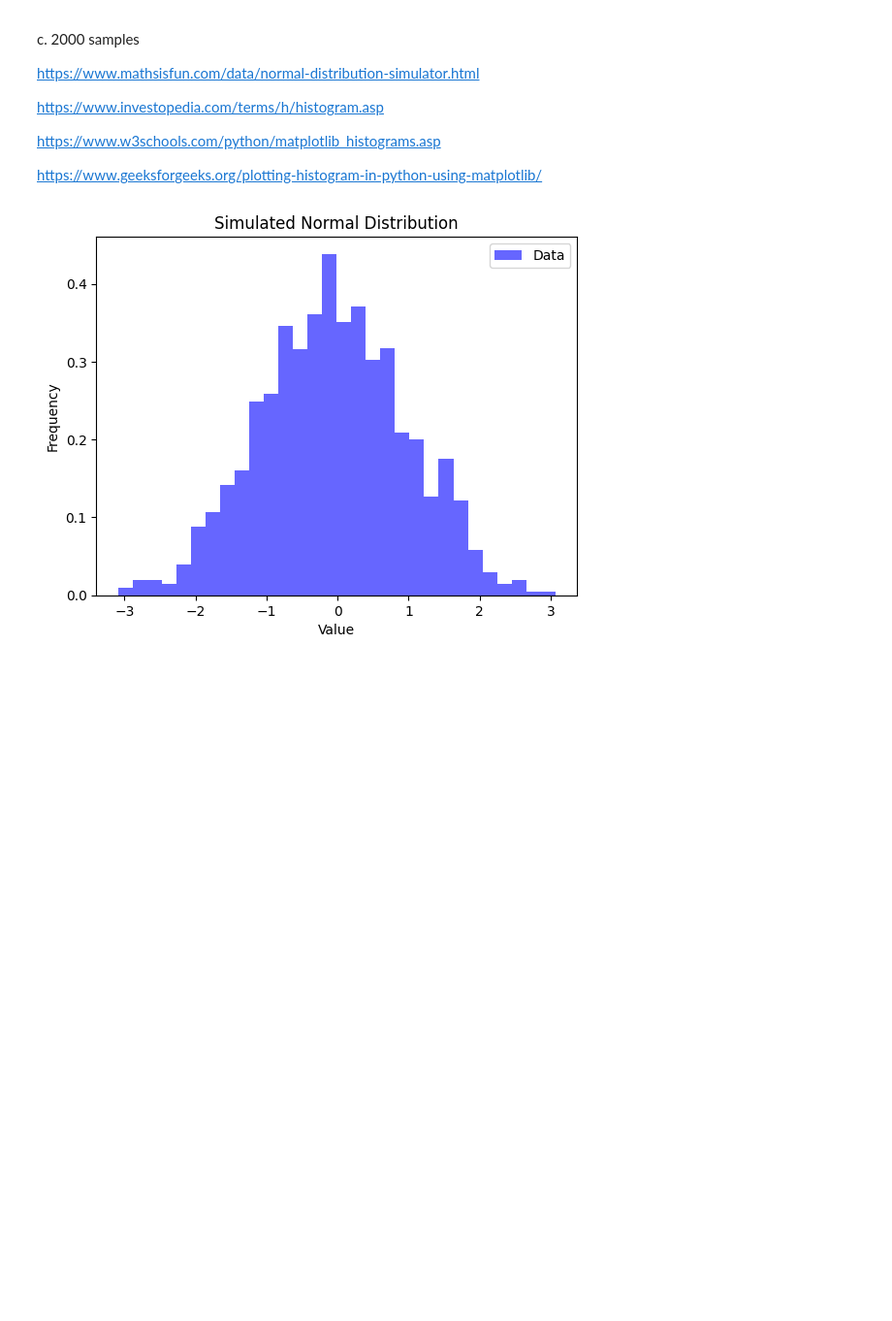
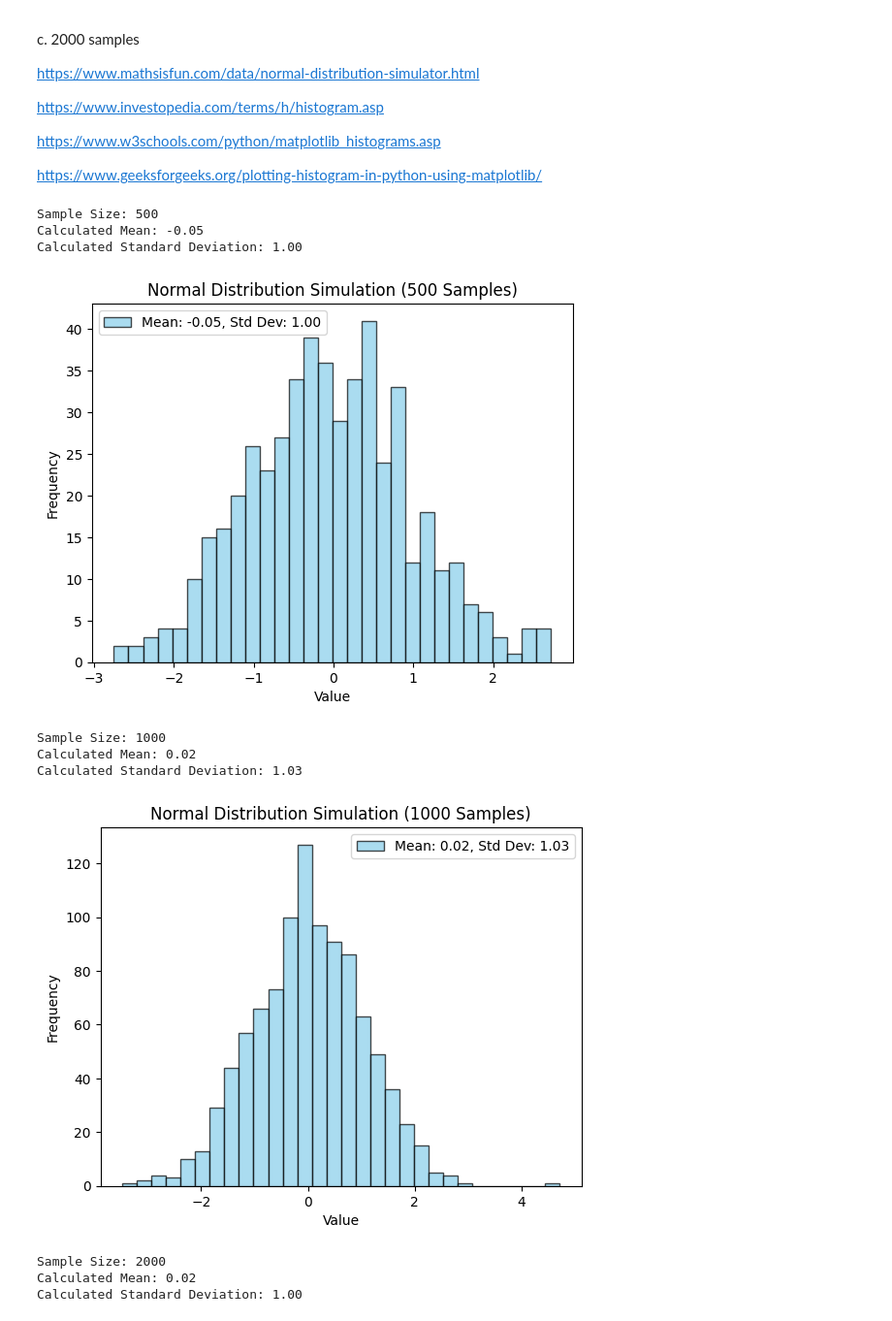
Before and after one commit to 2533Aryan/Deep-Learning, a Jupyter notebook: Lab 05/MTH354 Lab Assignment 5.ipynb, the cells around one changed output. Shown at 97% size. Drawn from its saved outputs; the diff is of its cells as text; code cells hidden in the pictures; blank space fills up the shorter version.

```diff
--- a/Lab 05/MTH354 Lab Assignment 5.ipynb
+++ b/Lab 05/MTH354 Lab Assignment 5.ipynb
@@ -161,19 +176,46 @@ https://www.geeksforgeeks.org/plotting-histogram-in-python-using-matplotlib/
 # %%
 # Simulate data from a normal distribution
 # There are three hyperparameters to define when generating a normal distribution:
 # mean, standard deviation, and the number of samples.
 
 # Use np.random.normal() to generate the data.
 
-data =
 
-# Calculate descriptive statistics using np.mean() and np.std()
-mean =
-standard deviation =
+def simulate_normal_distribution(num_samples, mean_param=0, std_param=1):
+    # Simulate data
+    data = np.random.normal(loc=mean_param, scale=std_param, size=num_samples)
 
-# Create a histogram
-# Don't forget to define the type of plot (plt.hist), give it a title, and a X-axis and Y-axis label. You will also need a legend.
+    # Calculate descriptive statistics
+    mean = np.mean(data)
+    std_dev = np.std(data)
 
-plt.show()
+    # Print calculated statistics
+    print(f"Sample Size: {num_samples}")
+    print(f"Calculated Mean: {mean:.2f}")
+    print(f"Calculated Standard Deviation: {std_dev:.2f}")
+
+    # Create a histogram
+    plt.hist(data, bins=30, color='skyblue', edgecolor='black', alpha=0.7,
+             label=f'Mean: {mean:.2f}, Std Dev: {std_dev:.2f}')
+    plt.title(f'Normal Distribution Simulation ({num_samples} Samples)')
+    plt.xlabel('Value')
+    plt.ylabel('Frequency')
+    plt.legend()
+    plt.show()
+
+# Run the function for different sample sizes
+simulate_normal_distribution(500)
+simulate_normal_distribution(1000)
+simulate_normal_distribution(2000)
 # %% [output]
+Sample Size: 500
+Calculated Mean: -0.05
+Calculated Standard Deviation: 1.00
-[figure, old version]
+[figure, new version]
+Sample Size: 1000
+Calculated Mean: 0.02
+Calculated Standard Deviation: 1.03
+[figure, added]
+Sample Size: 2000
+Calculated Mean: 0.02
+Calculated Standard Deviation: 1.00
```
Also changed, not shown: parts of 11 cells of this notebook.
